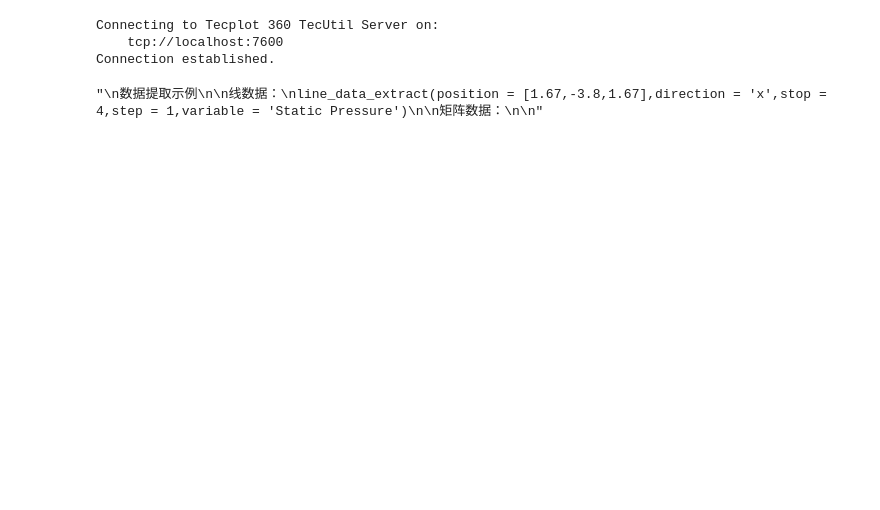
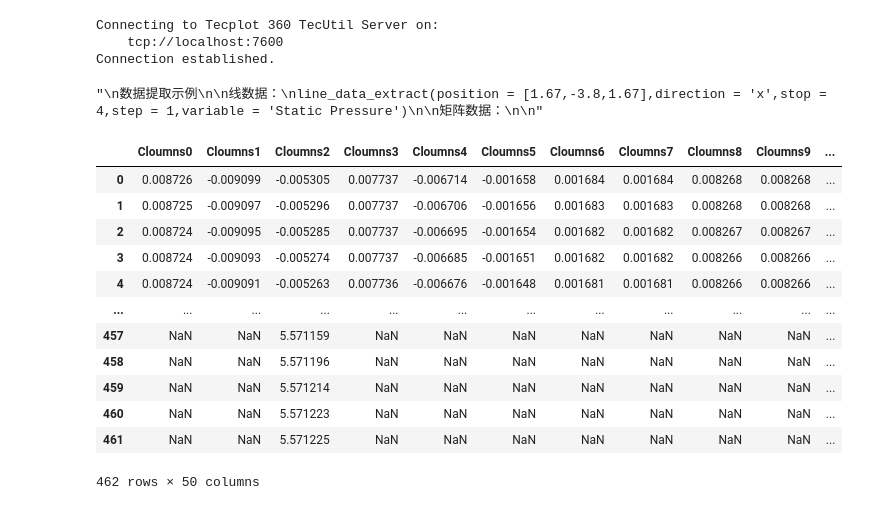
Before and after one commit to ITOTI-Y/Py_Tecplot, a Jupyter notebook: demo/tecplot_main.ipynb, the cells around one changed output. Drawn from its saved outputs; the diff is of its cells as text; code cells hidden in the pictures; blank space fills up the shorter version.

```diff
--- a/demo/tecplot_main.ipynb
+++ b/demo/tecplot_main.ipynb
@@ -255,0 +258,4 @@ add_frame(num=(4,3))
+# %%
+plot = tp.active_frame().plot()
+streamtrace_extract = plot.streamtraces.extract()
+ex_list = [i for i in streamtrace_extract]
@@ -255,0 +265,6 @@ add_frame(num=(4,3))
+# %%
+res = pd.DataFrame()
+for i in range(len(ex_list)):
+    temp = pd.DataFrame()
+    temp[f'Cloumns{i}'] = tp.active_frame().dataset.variable('X_fix').values(ex_list[i])
+    res = pd.concat([res,temp],axis=1)
@@ -255,0 +279,16 @@ add_frame(num=(4,3))
+# %%
+res
+# %% [output]
+|  | Cloumns0 | Cloumns1 | Cloumns2 | Cloumns3 | Cloumns4 | Cloumns5 | Cloumns6 | Cloumns7 | Cloumns8 | Cloumns9 | ... |
+| 0 | 0.008726 | -0.009099 | -0.005305 | 0.007737 | -0.006714 | -0.001658 | 0.001684 | 0.001684 | 0.008268 | 0.008268 | ... |
+| 1 | 0.008725 | -0.009097 | -0.005296 | 0.007737 | -0.006706 | -0.001656 | 0.001683 | 0.001683 | 0.008268 | 0.008268 | ... |
+| 2 | 0.008724 | -0.009095 | -0.005285 | 0.007737 | -0.006695 | -0.001654 | 0.001682 | 0.001682 | 0.008267 | 0.008267 | ... |
+| 3 | 0.008724 | -0.009093 | -0.005274 | 0.007737 | -0.006685 | -0.001651 | 0.001682 | 0.001682 | 0.008266 | 0.008266 | ... |
+| 4 | 0.008724 | -0.009091 | -0.005263 | 0.007736 | -0.006676 | -0.001648 | 0.001681 | 0.001681 | 0.008266 | 0.008266 | ... |
+| ... | ... | ... | ... | ... | ... | ... | ... | ... | ... | ... | ... |
+| 457 | NaN | NaN | 5.571159 | NaN | NaN | NaN | NaN | NaN | NaN | NaN | ... |
+| 458 | NaN | NaN | 5.571196 | NaN | NaN | NaN | NaN | NaN | NaN | NaN | ... |
+| 459 | NaN | NaN | 5.571214 | NaN | NaN | NaN | NaN | NaN | NaN | NaN | ... |
+| 460 | NaN | NaN | 5.571223 | NaN | NaN | NaN | NaN | NaN | NaN | NaN | ... |
+| 461 | NaN | NaN | 5.571225 | NaN | NaN | NaN | NaN | NaN | NaN | NaN | ... |
+462 rows × 50 columns
```
Also changed, not shown: parts of 8 cells of this notebook, 2 other files.
